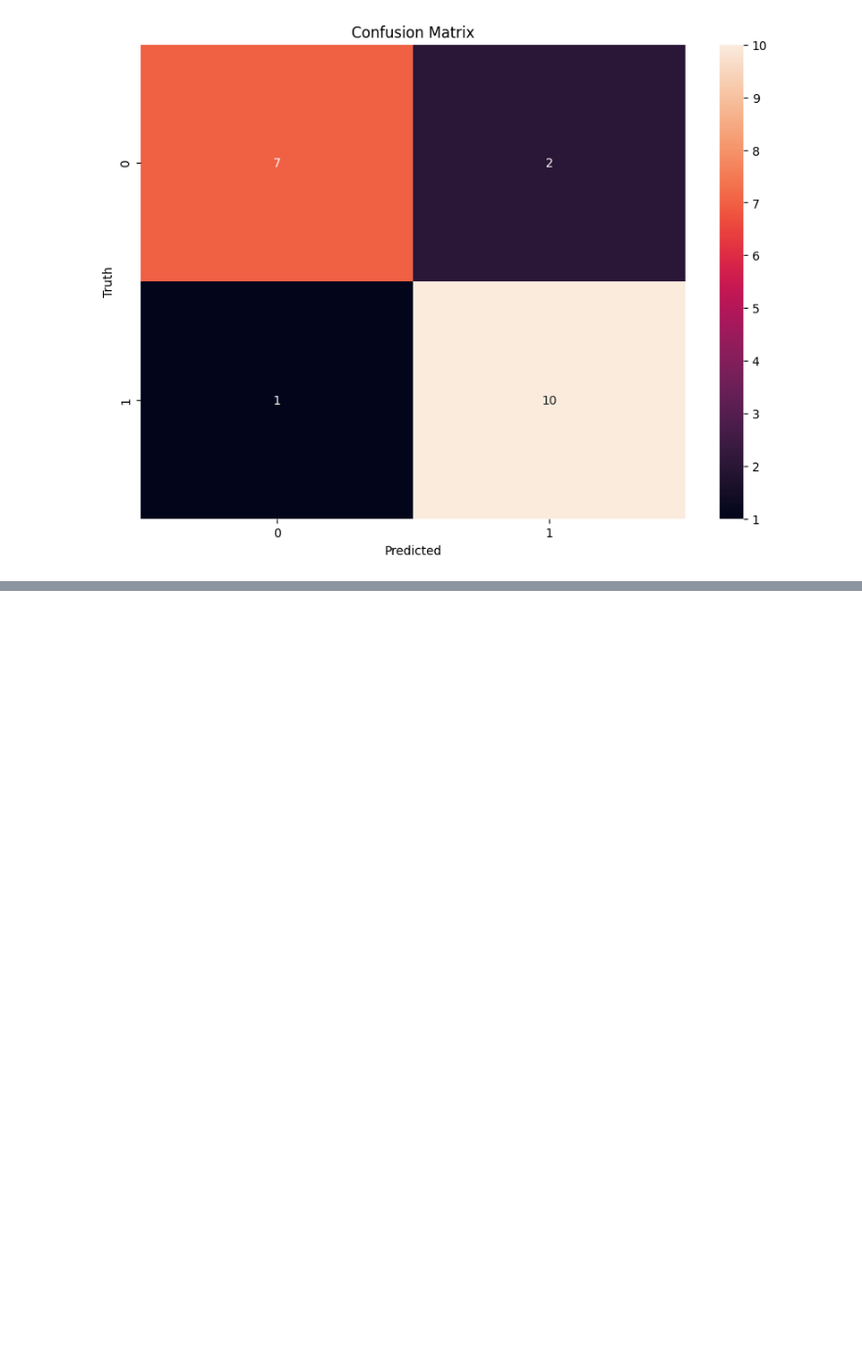
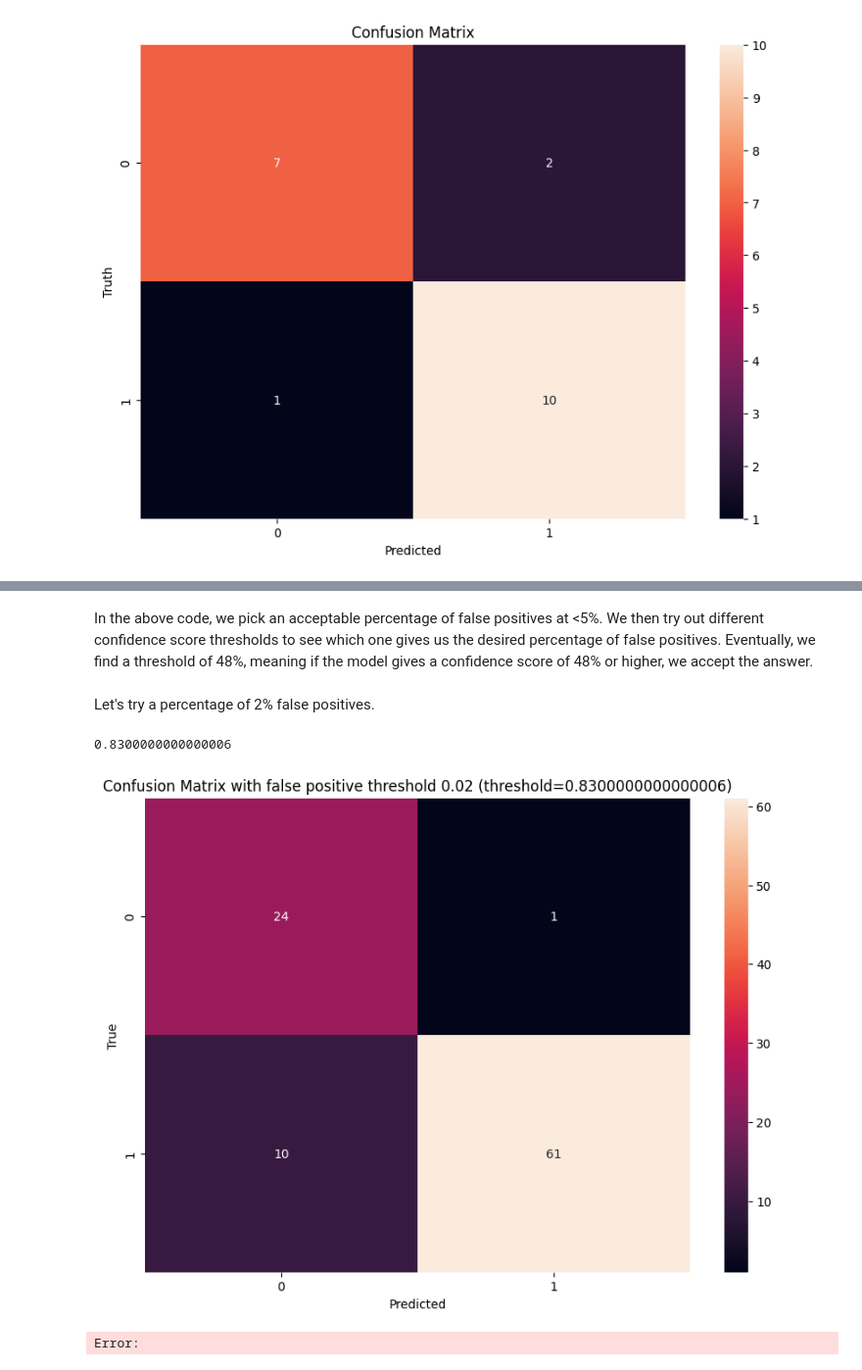
Before and after one commit to BonsAI-Group/Text-to-case, a Jupyter notebook: Validation Metrics/ValidationMetrics.ipynb, the cells around one changed output, grey strips where cells are left out. Shown at 98% size. Drawn from its saved outputs; the diff is of its cells as text; code cells hidden in the pictures; blank space fills up the shorter version.

```diff
--- a/Validation Metrics/ValidationMetrics.ipynb
+++ b/Validation Metrics/ValidationMetrics.ipynb
@@ -389,0 +449,45 @@ plt.show()
+# %% [markdown]
+In the above code, we pick an acceptable percentage of false positives at <5%. We then try out different confidence score thresholds to see which one gives us the desired percentage of false positives. Eventually, we find a threshold of 48%, meaning if the model gives a confidence score of 48% or higher, we accept the answer.
+# %% [markdown]
+Let's try a percentage of 2% false positives.
+# %%
+# use final answer if confidence 1 > THRESHOLD
+THRESHOLD = 0.75
+# First we calculate THRESHOLD such that the amount of False Positives is below FP_PERCENTAGE
+FP_PERCENTAGE = 0.02
+
+# calculate threshold
+THRESHOLD = 0.10
+resolution = 0.01
+while True:
+    df_all_metrics_copy['predicted_use_final_answer'] = df_all_metrics_copy['confidence_1'] > THRESHOLD
+    df_all_metrics_copy['predicted_use_final_answer'] = df_all_metrics_copy['predicted_use_final_answer'].astype('int')
+    df_all_metrics_copy['use_final_answer'] = df_all_metrics_copy['use_final_answer'].astype('int')
+    cm = confusion_matrix(df_all_metrics_copy['use_final_answer'], df_all_metrics_copy['predicted_use_final_answer'])
+    fp = cm[0][1]
+    if fp / (len(df_all_metrics_copy)) < FP_PERCENTAGE:
+        break
+    THRESHOLD += resolution
+    if (THRESHOLD > 1):
+        THRESHOLD = 1
+        break
+
+print(THRESHOLD)
+
+df_all_metrics_copy['predicted_use_final_answer'] = df_all_metrics_copy['confidence_1'] > THRESHOLD
+df_all_metrics_copy['predicted_use_final_answer'] = df_all_metrics_copy['predicted_use_final_answer'].astype('int')
+df_all_metrics_copy['use_final_answer'] = df_all_metrics_copy['use_final_answer'].astype('int')
+
+
+# confusion matrix
+cm = confusion_matrix(df_all_metrics_copy['use_final_answer'], df_all_metrics_copy['predicted_use_final_answer'])
+plt.figure(figsize=(10,7))
+sns.heatmap(cm, annot=True, fmt='d')
+plt.xlabel('Predicted')
+plt.ylabel('True')
+plt.title(f'Confusion Matrix with false positive threshold {FP_PERCENTAGE} (threshold={THRESHOLD})')
+plt.show()
+# %% [output]
+0.8300000000000006
+[figure, added]
+Error:
```
Also changed, not shown: parts of 33 cells of this notebook.
